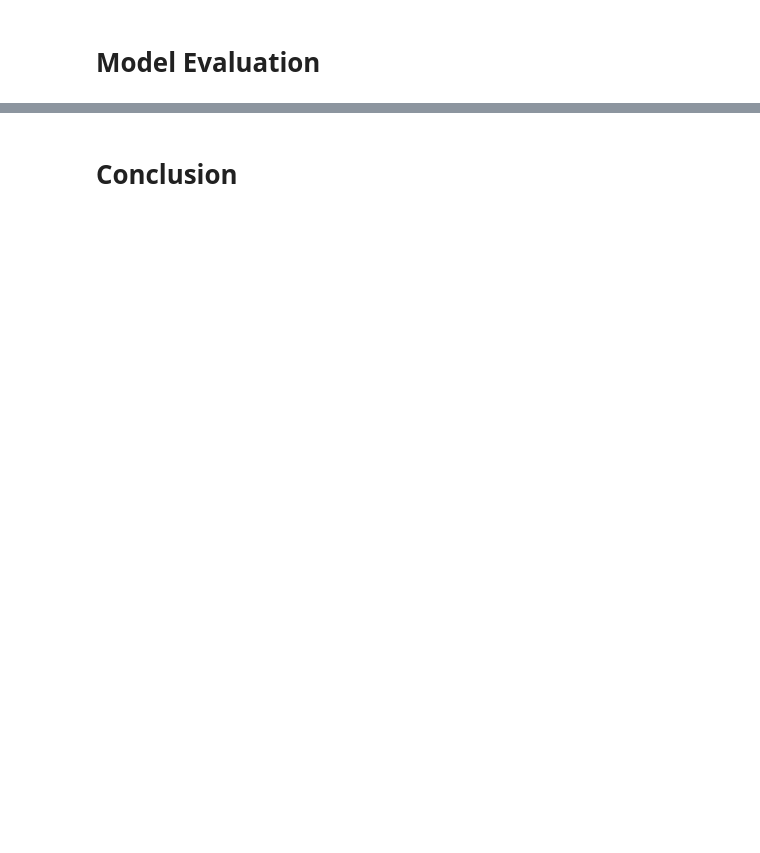
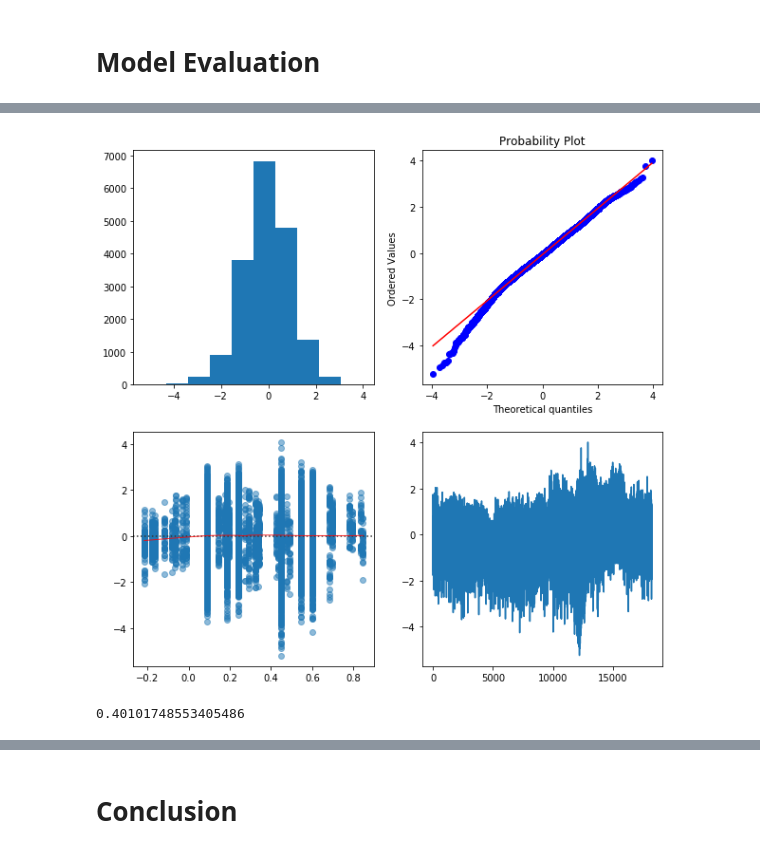
Before and after one commit to SmilesTigeR/statistical-analysis, a Jupyter notebook: Notebook/Avocado/Avocado_GLM.ipynb, the cells around one changed output, grey strips where cells are left out. Drawn from its saved outputs; the diff is of its cells as text; code cells hidden in the pictures; blank space fills up the shorter version.

```diff
--- a/Notebook/Avocado/Avocado_GLM.ipynb
+++ b/Notebook/Avocado/Avocado_GLM.ipynb
@@ -971,5 +1014,0 @@ model_dispersion
-# %%
-vif = pd.DataFrame()
-vif['vif'] = [variance_inflation_factor(sm.add_constant(X).values, i) for i in range(X.shape[1] + 1)]
-vif['feature'] = sm.add_constant(X).columns
-vif.drop(0).sort_values('vif', ascending = False)
@@ -990,2 +1015,3 @@ vif.drop(0).sort_values('vif', ascending = False)
 # %%
-reduced_model = sm.GLM(y, sm.add_constant(X.drop(['Small_Bags', '4225'], axis = 1)), family = sm.families.Gamma(link = sm.families.links.log())).fit()
+model = sm.GLM(y, sm.add_constant(X[backward_features]), family = sm.families.Gamma(link = sm.families.links.log())).fit(scale = model_dispersion)
+model.summary()
@@ -1013,3 +1038,0 @@ p-value: 0.9951278522122331
-# %%
-model = sm.GLM(y, sm.add_constant(X.drop(['Small_Bags', '4225'], axis = 1)), family = sm.families.Gamma(link = sm.families.links.log())).fit(scale = reduced_dispersion)
-model.summary()
@@ -1075,0 +1063,10 @@ np.sqrt(mean_squared_error(y, model.fittedvalues))
+# %%
+Model_Diagnostic(model, X[backward_features], data['Date'])
+# No obvious outlier, linear trend and normal assumption for Wald test is not violated.
+# %% [output]
+[figure, added]
+# %%
+durbin_watson(model.resid_deviance/model.scale)
+# Residual autocorrelation at lag 1 is significant (<2 very much)
+# %% [output]
+0.40101748553405486
```
Also changed, not shown: parts of 39 cells of this notebook.
